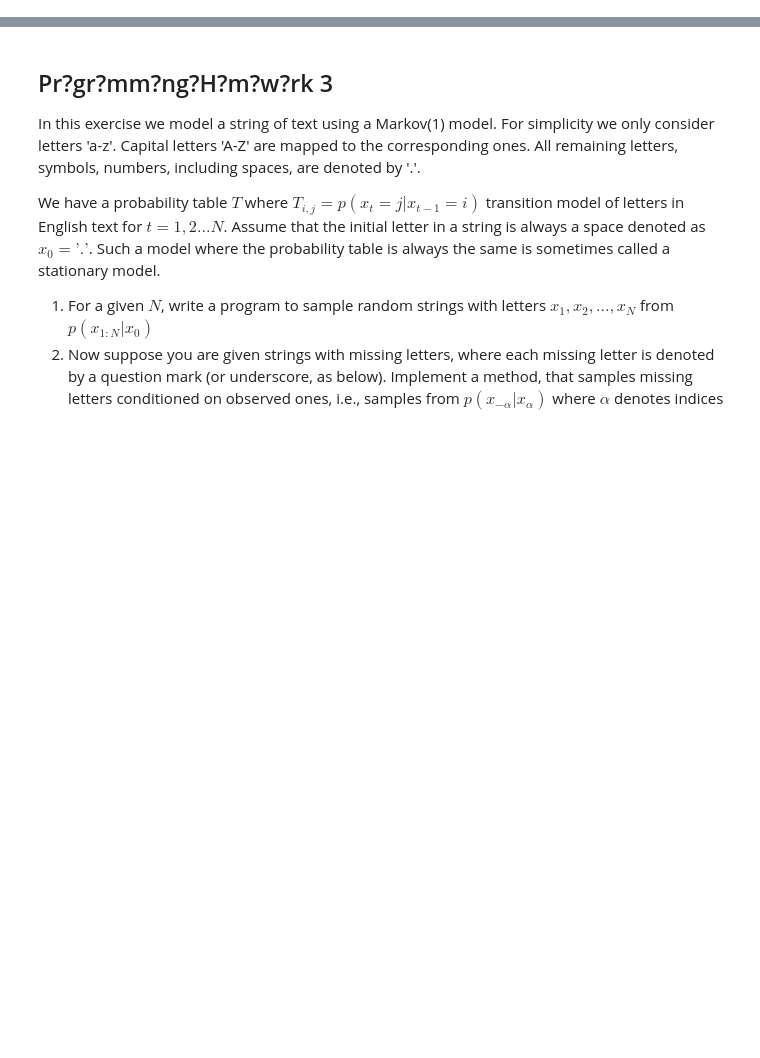
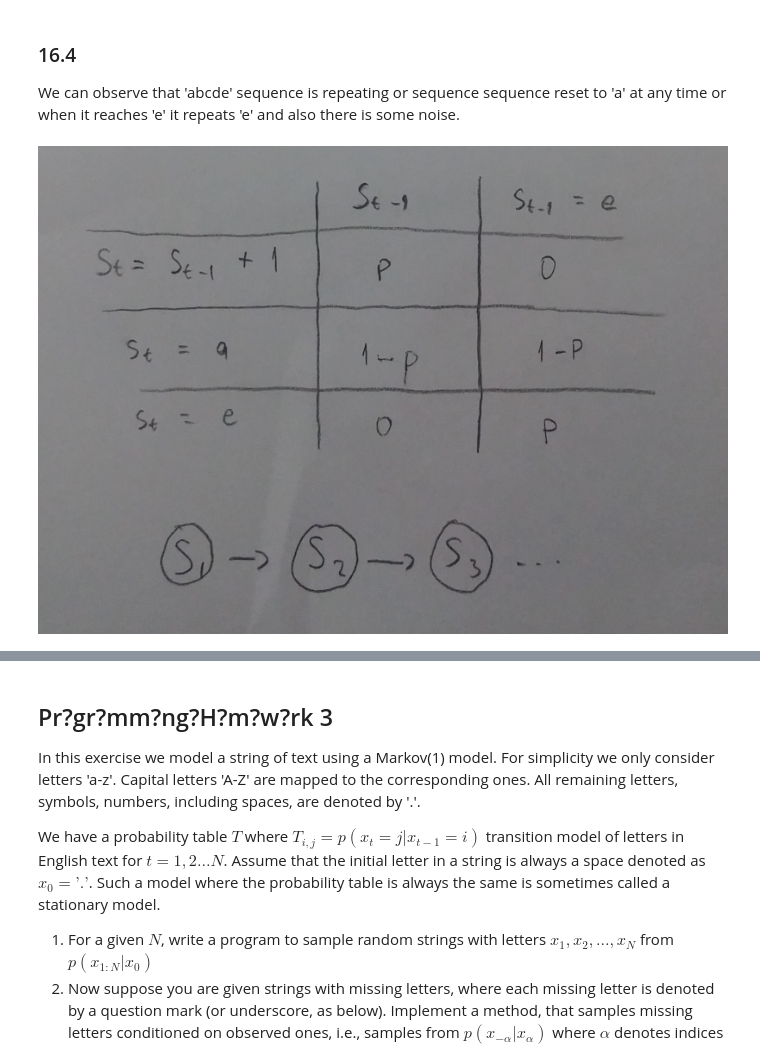
Before and after one commit to CMPE547-Spring-2017-Bogazici/hw3, a Jupyter notebook: Markov Chain of Letters.ipynb, the cells around one changed output, grey strips where cells are left out. Cells and saved outputs as stored; diff of their text form; code cells hidden in the pictures; blank space fills up the shorter version.

```diff
--- a/Markov Chain of Letters.ipynb
+++ b/Markov Chain of Letters.ipynb
@@ -7,0 +18,8 @@ I hereby declare that I observed the honour code of the university when preparin
+# %% [markdown]
+### 16.4
+We can observe that 'abcde' sequence is repeating or sequence sequence reset to 'a' at any time or when it reaches 'e' it repeats 'e' and also there is some noise.
+# %%
+from IPython.display import Image
+Image(filename='BookletAnswers\Q16-4.jpg')
+# %% [output]
+[figure, added]
```
Also changed, not shown: parts of 25 cells of this notebook, 6 other files.
